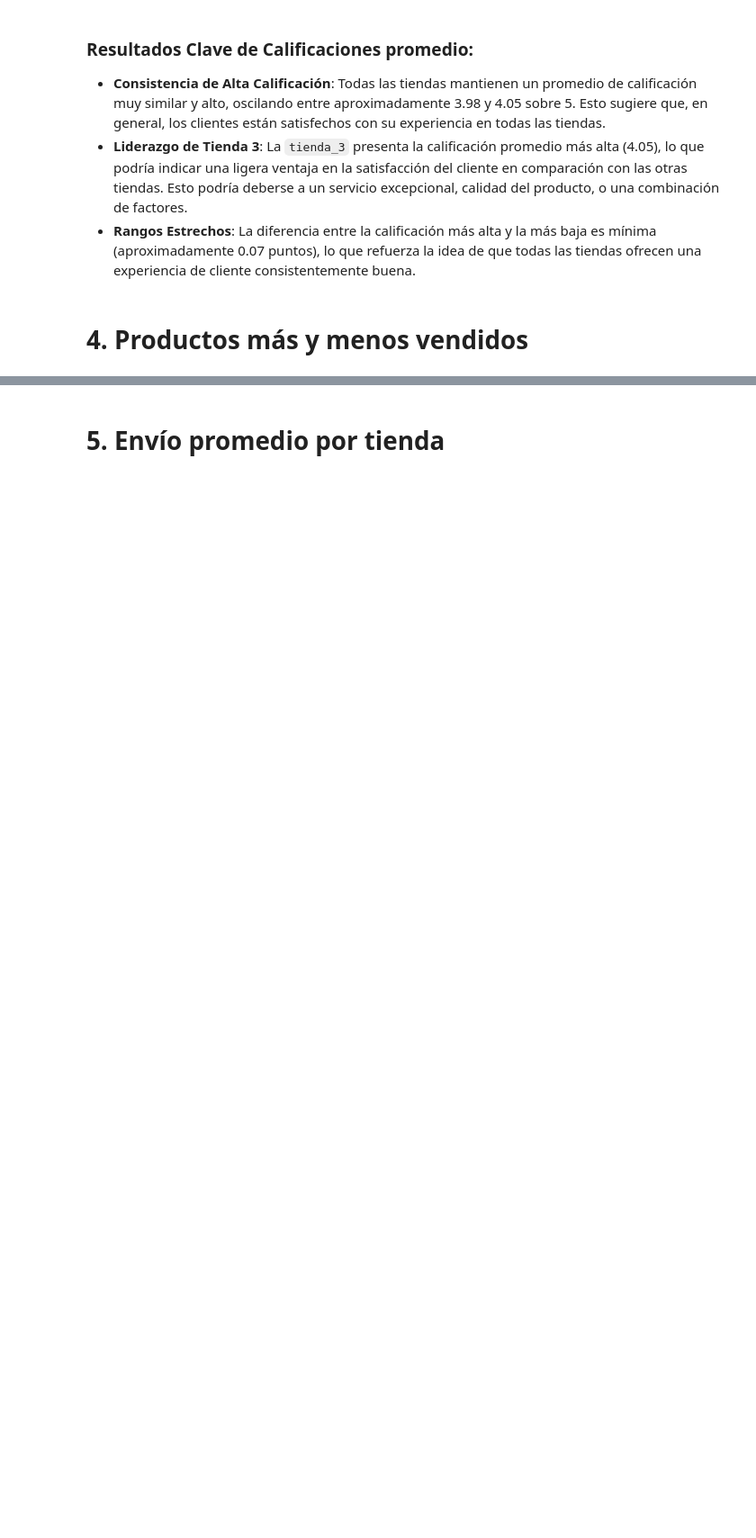
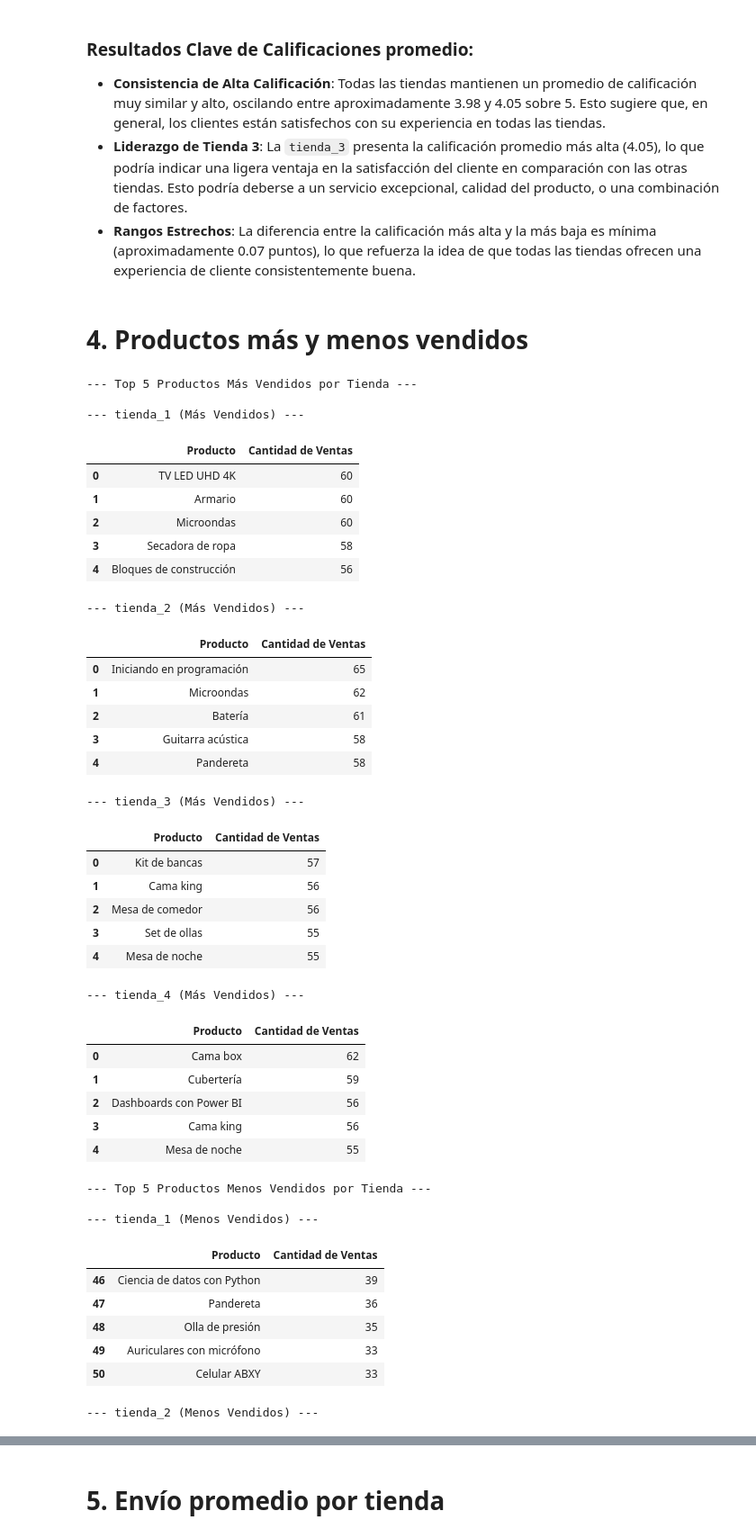
Before and after one commit to LenninTemoche/Challenge-Alura-Store-One-DS, a Jupyter notebook: AluraStoreLatam.ipynb, the cells around one changed output, grey strips where cells are left out. Shown at 90% size. Saved outputs shown, nothing was run; the diff lists cells and outputs as text; code cells hidden in the pictures; blank space fills up the shorter version.

```diff
--- a/AluraStoreLatam.ipynb
+++ b/AluraStoreLatam.ipynb
@@ -440,3 +440,82 @@ plt.show()
 *   **Rangos Estrechos**: La diferencia entre la calificación más alta y la más baja es mínima (aproximadamente 0.07 puntos), lo que refuerza la idea de que todas las tiendas ofrecen una experiencia de cliente consistentemente buena.
 # %% [markdown]
 # 4. Productos más y menos vendidos
+# %%
+top_products_data = [] #inicializamos lista para almacenar los top 5 productos
+bottom_products_data = [] # inicializamos lista para almacenar los 5 productos menos vendidos
+
+for i, tienda_df in enumerate([tienda_1, tienda_2, tienda_3, tienda_4]):
+    store_name = f'tienda_{i+1}'
+    # Contar la frecuencia de cada producto
+    product_counts = tienda_df['Producto'].value_counts().reset_index()
+    product_counts.columns = ['Producto', 'Cantidad de Ventas']
+
+    # Seleccionar los 5 productos más vendidos
+    top_5_products = product_counts.head(5).copy()
+    top_5_products.loc[:, 'Tienda'] = store_name
+    top_5_products.loc[:, 'Tipo'] = 'Más Vendidos'
+    top_products_data.append(top_5_products)
+
+    # Seleccionar los 5 productos menos vendidos
+    bottom_5_products = product_counts.tail(5).copy()
+    bottom_5_products.loc[:, 'Tienda'] = store_name
+    bottom_5_products.loc[:, 'Tipo'] = 'Menos Vendidos'
+    bottom_products_data.append(bottom_5_products)
+
+# Concatenar todos los DataFrames de productos principales (needed for visualization cell)
+all_top_products_df = pd.concat(top_products_data, ignore_index=True)
+all_bottom_products_df = pd.concat(bottom_products_data, ignore_index=True)
+
+# Mostrar los top 5 productos más vendidos por tienda
+print("--- Top 5 Productos Más Vendidos por Tienda ---")
+for df in top_products_data:
+    store_name = df['Tienda'].iloc[0]
+    print(f"\n--- {store_name} (Más Vendidos) ---")
+    display(df[['Producto', 'Cantidad de Ventas']])
+# Mostrar los 5 productos menos vendidos por tienda
+print("\n--- Top 5 Productos Menos Vendidos por Tienda ---")
+for df in bottom_products_data:
+    store_name = df['Tienda'].iloc[0]
+    print(f"\n--- {store_name} (Menos Vendidos) ---")
+    display(df[['Producto', 'Cantidad de Ventas']])
+# %% [output]
+--- Top 5 Productos Más Vendidos por Tienda ---
+
+--- tienda_1 (Más Vendidos) ---
+|  | Producto | Cantidad de Ventas |
+| 0 | TV LED UHD 4K | 60 |
+| 1 | Armario | 60 |
+| 2 | Microondas | 60 |
+| 3 | Secadora de ropa | 58 |
+| 4 | Bloques de construcción | 56 |
+--- tienda_2 (Más Vendidos) ---
+|  | Producto | Cantidad de Ventas |
+| 0 | Iniciando en programación | 65 |
+| 1 | Microondas | 62 |
+| 2 | Batería | 61 |
+| 3 | Guitarra acústica | 58 |
+| 4 | Pandereta | 58 |
+--- tienda_3 (Más Vendidos) ---
+|  | Producto | Cantidad de Ventas |
+| 0 | Kit de bancas | 57 |
+| 1 | Cama king | 56 |
+| 2 | Mesa de comedor | 56 |
+| 3 | Set de ollas | 55 |
+| 4 | Mesa de noche | 55 |
+--- tienda_4 (Más Vendidos) ---
+|  | Producto | Cantidad de Ventas |
+| 0 | Cama box | 62 |
+| 1 | Cubertería | 59 |
+| 2 | Dashboards con Power BI | 56 |
+| 3 | Cama king | 56 |
+| 4 | Mesa de noche | 55 |
+--- Top 5 Productos Menos Vendidos por Tienda ---
+
+--- tienda_1 (Menos Vendidos) ---
+|  | Producto | Cantidad de Ventas |
+| 46 | Ciencia de datos con Python | 39 |
+| 47 | Pandereta | 36 |
+| 48 | Olla de presión | 35 |
+| 49 | Auriculares con micrófono | 33 |
+| 50 | Celular ABXY | 33 |
+--- tienda_2 (Menos Vendidos) ---
```
Also changed, not shown: parts of 3 cells of this notebook.
